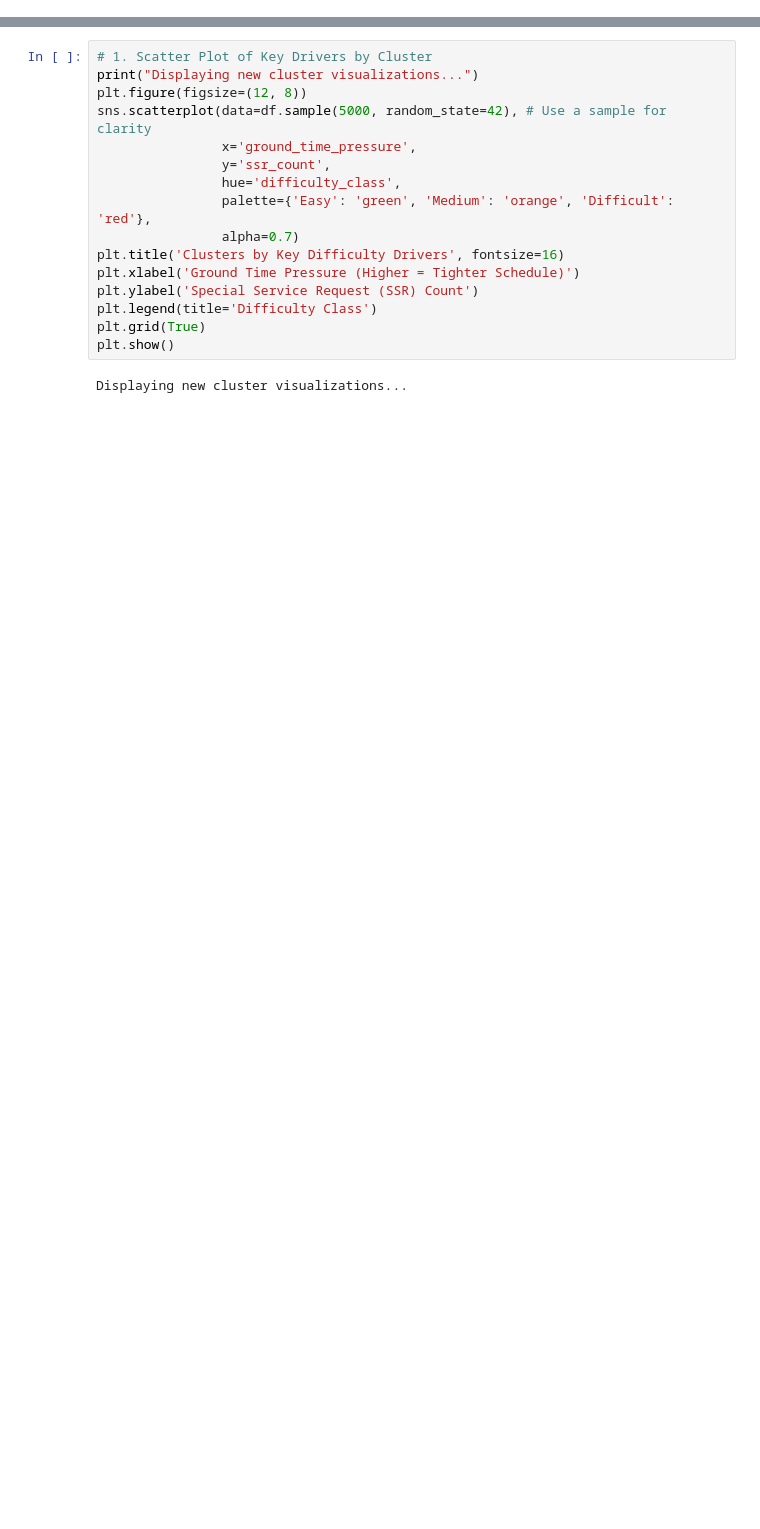
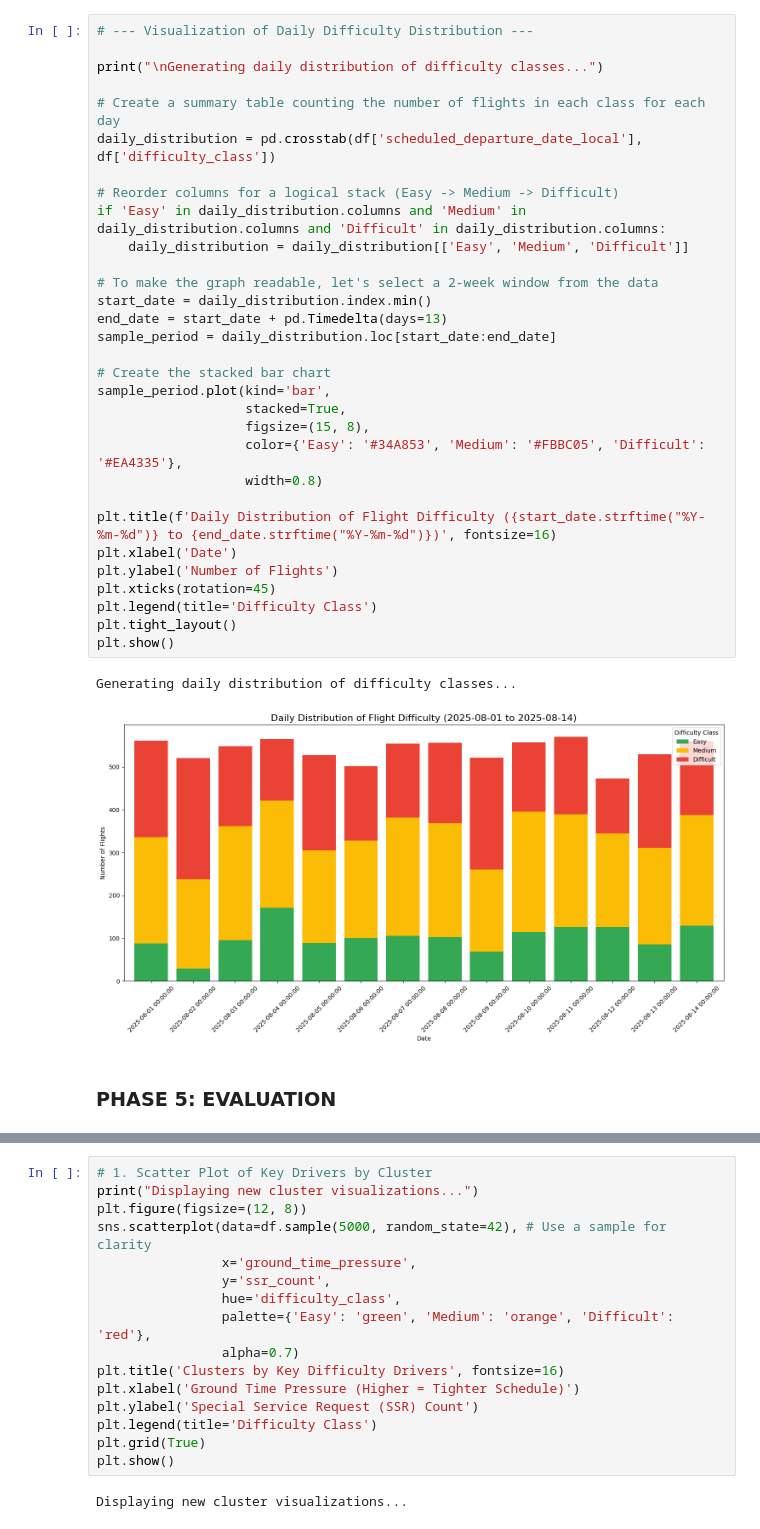
Before and after one commit to Knight-Fenris/uaidk, a Jupyter notebook: final_clustering.ipynb, the cells around one changed output, grey strips where cells are left out. Saved outputs shown, nothing was run; the diff lists cells and outputs as text; blank space fills up the shorter version.

```diff
--- a/final_clustering.ipynb
+++ b/final_clustering.ipynb
@@ -195,4 +180,40 @@ plt.show()
 Using K-Means to determine difficulty classes...
 K-Means classification and daily ranking complete.
 [figure]
+# %%
+# --- Visualization of Daily Difficulty Distribution ---
+
+print("\nGenerating daily distribution of difficulty classes...")
+
+# Create a summary table counting the number of flights in each class for each day
+daily_distribution = pd.crosstab(df['scheduled_departure_date_local'], df['difficulty_class'])
+
+# Reorder columns for a logical stack (Easy -> Medium -> Difficult)
+if 'Easy' in daily_distribution.columns and 'Medium' in daily_distribution.columns and 'Difficult' in daily_distribution.columns:
+    daily_distribution = daily_distribution[['Easy', 'Medium', 'Difficult']]
+
+# To make the graph readable, let's select a 2-week window from the data
+start_date = daily_distribution.index.min()
+end_date = start_date + pd.Timedelta(days=13)
+sample_period = daily_distribution.loc[start_date:end_date]
+
+# Create the stacked bar chart
+sample_period.plot(kind='bar',
+                   stacked=True,
+                   figsize=(15, 8),
+                   color={'Easy': '#34A853', 'Medium': '#FBBC05', 'Difficult': '#EA4335'},
+                   width=0.8)
+
+plt.title(f'Daily Distribution of Flight Difficulty ({start_date.strftime("%Y-%m-%d")} to {end_date.strftime("%Y-%m-%d")})', fontsize=16)
+plt.xlabel('Date')
+plt.ylabel('Number of Flights')
+plt.xticks(rotation=45)
+plt.legend(title='Difficulty Class')
+plt.tight_layout()
+plt.show()
+# %% [output]
+Generating daily distribution of difficulty classes...
+[figure, added]
+# %% [markdown]
+### PHASE 5: EVALUATION
 # %%
```
Also changed, not shown: parts of 13 cells of this notebook, 8 other files.
